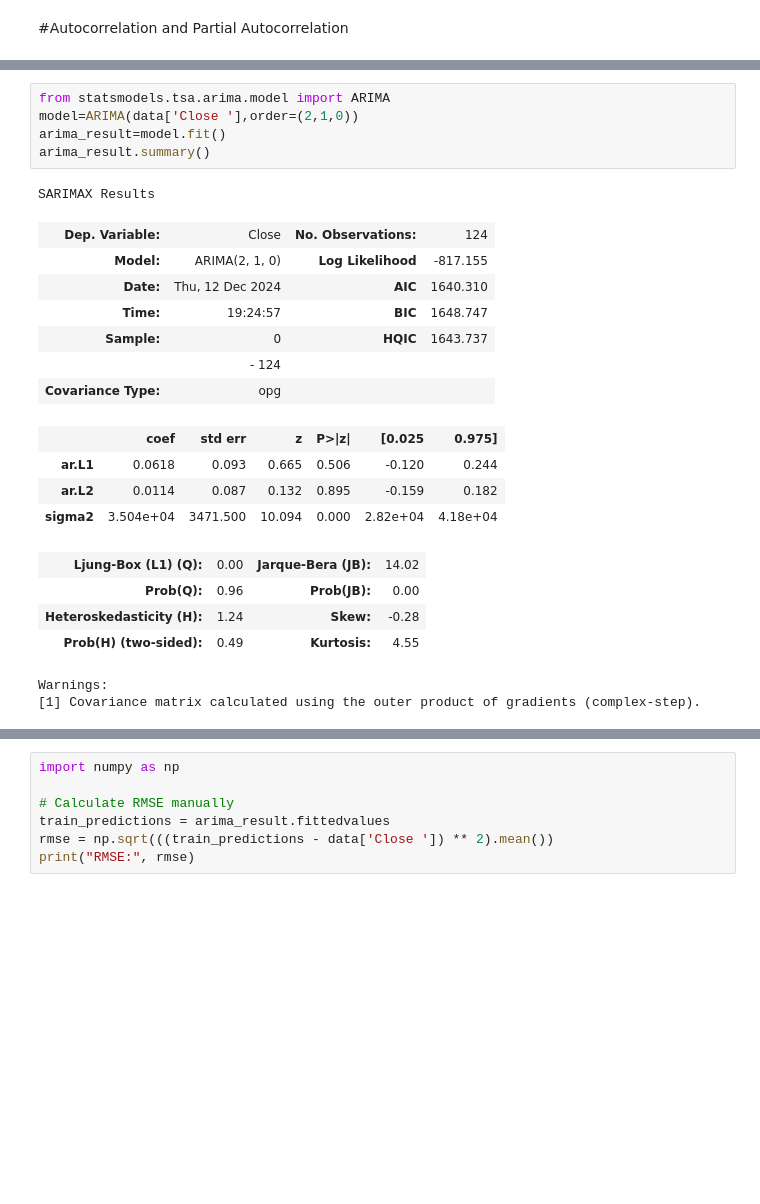
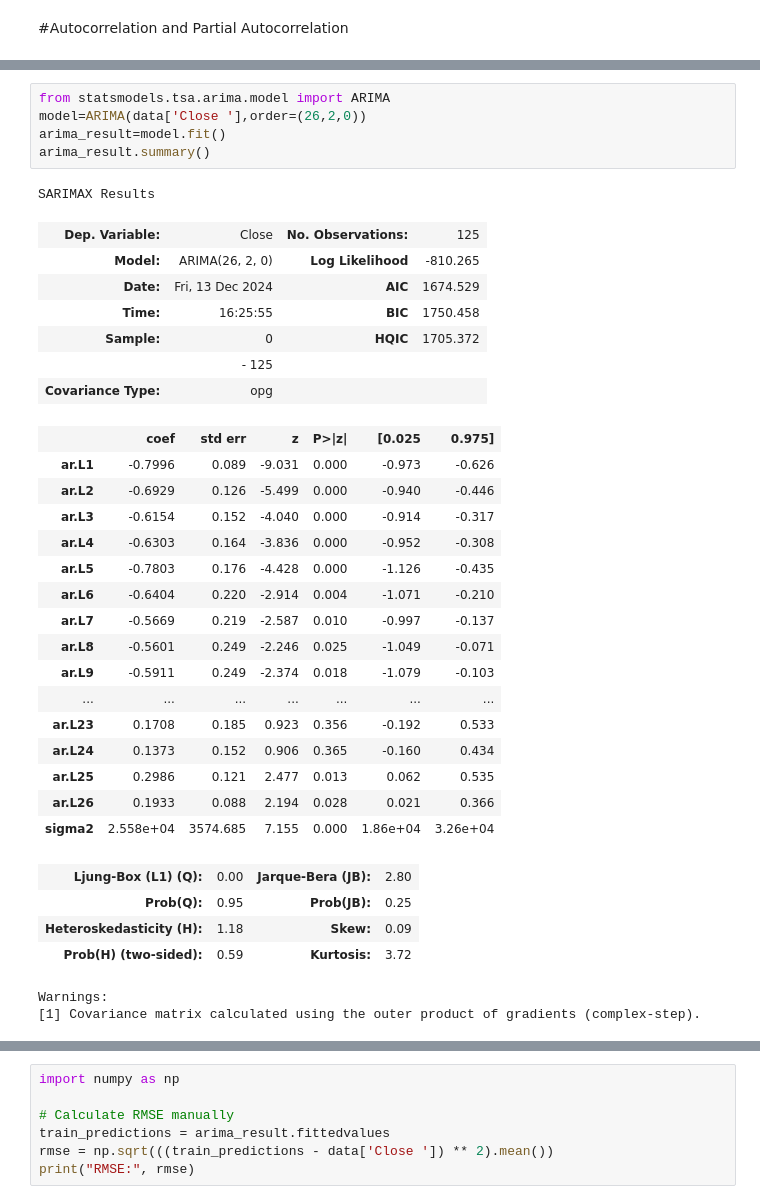
Before and after one commit to Prerana-walvekar/Python, a Jupyter notebook: NIFTY.ipynb, the cells around one changed output, grey strips where cells are left out. Saved outputs shown, nothing was run; the diff lists cells and outputs as text; blank space fills up the shorter version.

```diff
--- a/NIFTY.ipynb
+++ b/NIFTY.ipynb
@@ -126,25 +122,37 @@ plt.show()
 # %%
 from statsmodels.tsa.arima.model import ARIMA
-model=ARIMA(data['Close '],order=(2,1,0))
+model=ARIMA(data['Close '],order=(26,2,0))
 arima_result=model.fit()
 arima_result.summary()
 # %% [output]
 SARIMAX Results
-| Dep. Variable: | Close | No. Observations: | 124 |
-| Model: | ARIMA(2, 1, 0) | Log Likelihood | -817.155 |
-| Date: | Thu, 12 Dec 2024 | AIC | 1640.310 |
-| Time: | 19:24:57 | BIC | 1648.747 |
-| Sample: | 0 | HQIC | 1643.737 |
-|  | - 124 |  |  |
+| Dep. Variable: | Close | No. Observations: | 125 |
+| Model: | ARIMA(26, 2, 0) | Log Likelihood | -810.265 |
+| Date: | Fri, 13 Dec 2024 | AIC | 1674.529 |
+| Time: | 16:25:55 | BIC | 1750.458 |
+| Sample: | 0 | HQIC | 1705.372 |
+|  | - 125 |  |  |
 | Covariance Type: | opg |  |  |
 |  | coef | std err | z | P>|z| | [0.025 | 0.975] |
-| ar.L1 | 0.0618 | 0.093 | 0.665 | 0.506 | -0.120 | 0.244 |
-| ar.L2 | 0.0114 | 0.087 | 0.132 | 0.895 | -0.159 | 0.182 |
-| sigma2 | 3.504e+04 | 3471.500 | 10.094 | 0.000 | 2.82e+04 | 4.18e+04 |
+| ar.L1 | -0.7996 | 0.089 | -9.031 | 0.000 | -0.973 | -0.626 |
+| ar.L2 | -0.6929 | 0.126 | -5.499 | 0.000 | -0.940 | -0.446 |
+| ar.L3 | -0.6154 | 0.152 | -4.040 | 0.000 | -0.914 | -0.317 |
+| ar.L4 | -0.6303 | 0.164 | -3.836 | 0.000 | -0.952 | -0.308 |
+| ar.L5 | -0.7803 | 0.176 | -4.428 | 0.000 | -1.126 | -0.435 |
+| ar.L6 | -0.6404 | 0.220 | -2.914 | 0.004 | -1.071 | -0.210 |
+| ar.L7 | -0.5669 | 0.219 | -2.587 | 0.010 | -0.997 | -0.137 |
+| ar.L8 | -0.5601 | 0.249 | -2.246 | 0.025 | -1.049 | -0.071 |
+| ar.L9 | -0.5911 | 0.249 | -2.374 | 0.018 | -1.079 | -0.103 |
+| ... | ... | ... | ... | ... | ... | ... |
+| ar.L23 | 0.1708 | 0.185 | 0.923 | 0.356 | -0.192 | 0.533 |
+| ar.L24 | 0.1373 | 0.152 | 0.906 | 0.365 | -0.160 | 0.434 |
+| ar.L25 | 0.2986 | 0.121 | 2.477 | 0.013 | 0.062 | 0.535 |
+| ar.L26 | 0.1933 | 0.088 | 2.194 | 0.028 | 0.021 | 0.366 |
+| sigma2 | 2.558e+04 | 3574.685 | 7.155 | 0.000 | 1.86e+04 | 3.26e+04 |
-| Ljung-Box (L1) (Q): | 0.00 | Jarque-Bera (JB): | 14.02 |
-| Prob(Q): | 0.96 | Prob(JB): | 0.00 |
-| Heteroskedasticity (H): | 1.24 | Skew: | -0.28 |
-| Prob(H) (two-sided): | 0.49 | Kurtosis: | 4.55 |
+| Ljung-Box (L1) (Q): | 0.00 | Jarque-Bera (JB): | 2.80 |
+| Prob(Q): | 0.95 | Prob(JB): | 0.25 |
+| Heteroskedasticity (H): | 1.18 | Skew: | 0.09 |
+| Prob(H) (two-sided): | 0.59 | Kurtosis: | 3.72 |
 Warnings:
 [1] Covariance matrix calculated using the outer product of gradients (complex-step).
 # %%
```
Also changed, not shown: parts of 9 cells of this notebook, 1 other file.
